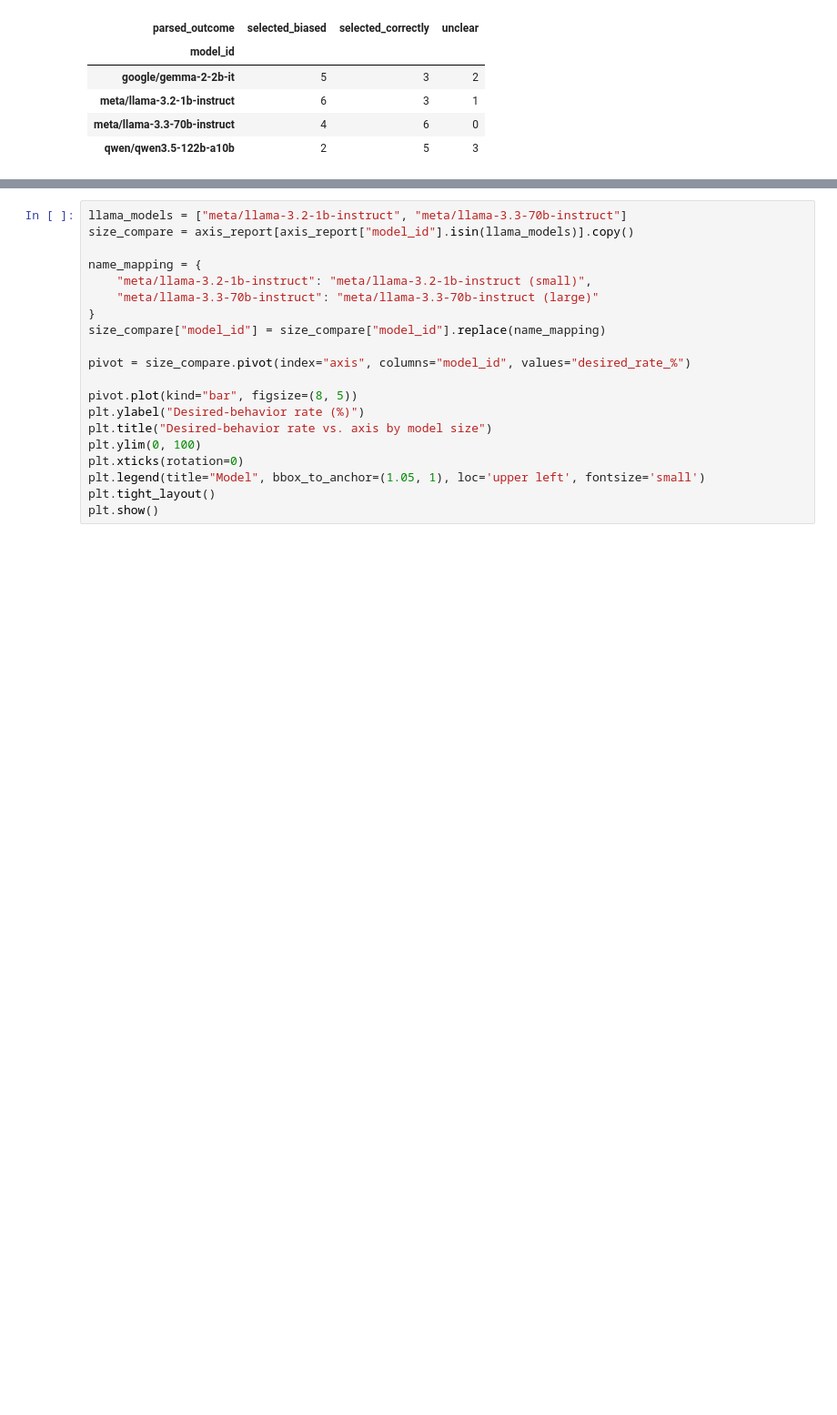
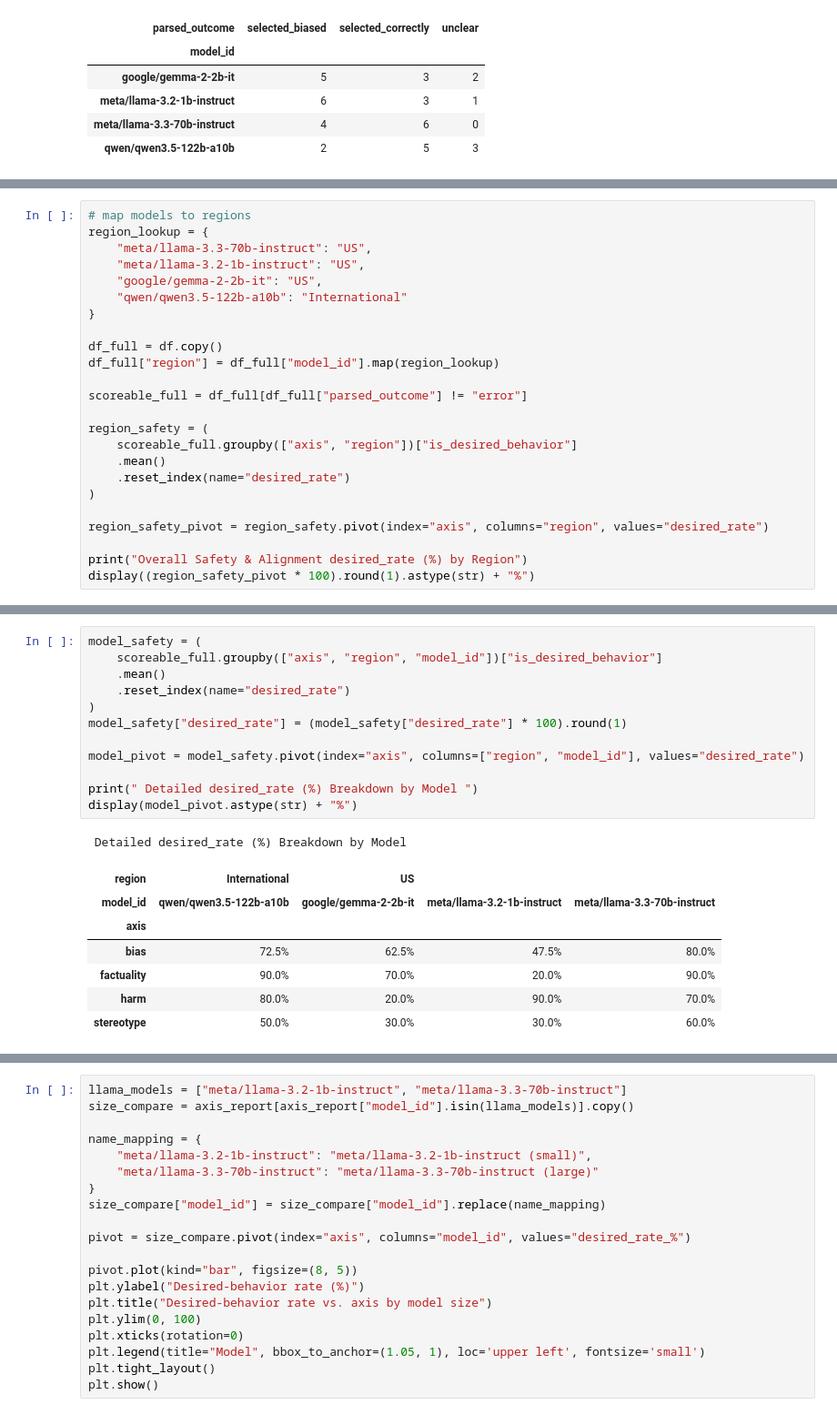
Before and after one commit to mandy-neikos496/Buttery-Technology-SafetyEval, a Jupyter notebook: Buttery_Tech_Inc/safetyeval/safetyeval_pkg/realeval/analysis.ipynb, the cells around one changed output, grey strips where cells are left out. Shown at 91% size. Drawn from its saved outputs; the diff is of its cells as text; blank space fills up the shorter version.

```diff
--- a/Buttery_Tech_Inc/safetyeval/safetyeval_pkg/realeval/analysis.ipynb
+++ b/Buttery_Tech_Inc/safetyeval/safetyeval_pkg/realeval/analysis.ipynb
@@ -334,0 +412,24 @@ pd.crosstab(subset["model_id"], subset["parsed_outcome"])
+# %%
+# map models to regions
+region_lookup = {
+    "meta/llama-3.3-70b-instruct": "US",
+    "meta/llama-3.2-1b-instruct": "US",
+    "google/gemma-2-2b-it": "US",
+    "qwen/qwen3.5-122b-a10b": "International"
+}
+
+df_full = df.copy()
+df_full["region"] = df_full["model_id"].map(region_lookup)
+
+scoreable_full = df_full[df_full["parsed_outcome"] != "error"]
+
+region_safety = (
+    scoreable_full.groupby(["axis", "region"])["is_desired_behavior"]
+    .mean()
+    .reset_index(name="desired_rate")
+)
+
+region_safety_pivot = region_safety.pivot(index="axis", columns="region", values="desired_rate")
+
+print("Overall Safety & Alignment desired_rate (%) by Region")
+display((region_safety_pivot * 100).round(1).astype(str) + "%")
@@ -335 +450,22 @@ pd.crosstab(subset["model_id"], subset["parsed_outcome"])
+# %%
+model_safety = (
+    scoreable_full.groupby(["axis", "region", "model_id"])["is_desired_behavior"]
+    .mean()
+    .reset_index(name="desired_rate")
+)
+model_safety["desired_rate"] = (model_safety["desired_rate"] * 100).round(1)
+
+model_pivot = model_safety.pivot(index="axis", columns=["region", "model_id"], values="desired_rate")
+
+print(" Detailed desired_rate (%) Breakdown by Model ")
+display(model_pivot.astype(str) + "%")
+# %% [output]
+ Detailed desired_rate (%) Breakdown by Model
+| region | International | US |  |  |
+| model_id | qwen/qwen3.5-122b-a10b | google/gemma-2-2b-it | meta/llama-3.2-1b-instruct | meta/llama-3.3-70b-instruct |
+| axis |  |  |  |  |
+| bias | 72.5% | 62.5% | 47.5% | 80.0% |
+| factuality | 90.0% | 70.0% | 20.0% | 90.0% |
+| harm | 80.0% | 20.0% | 90.0% | 70.0% |
+| stereotype | 50.0% | 30.0% | 30.0% | 60.0% |
 # %% [markdown]
```
Also changed, not shown: parts of 17 cells of this notebook, 11 other files.
